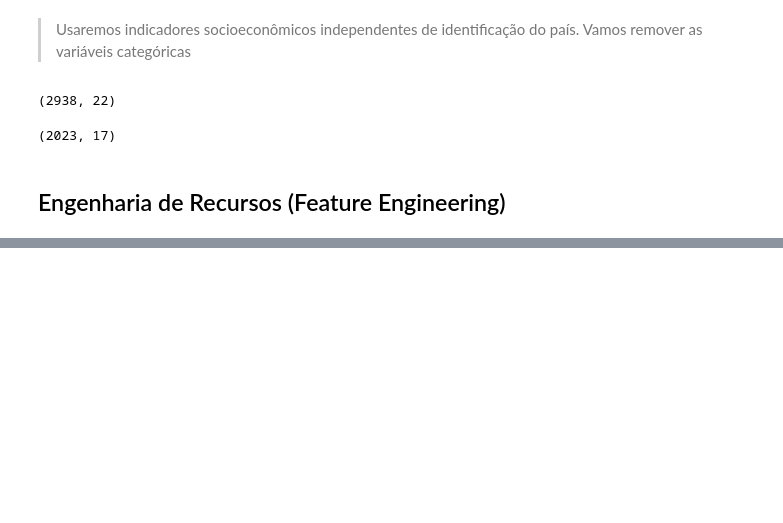
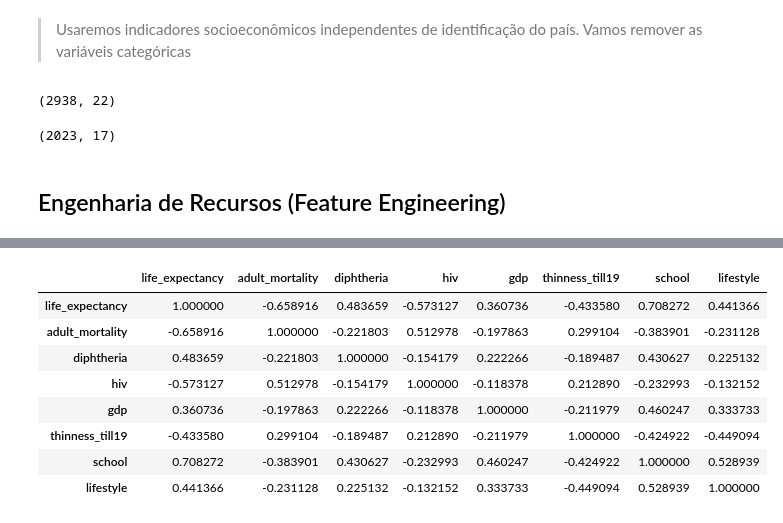
Before and after one commit to anandasouza/Modelagem_estatistica_em_indicadores_socioeconomicos, a Jupyter notebook: projetoestatistica.ipynb, the cells around one changed output, grey strips where cells are left out. Cells and saved outputs as stored; diff of their text form; code cells hidden in the pictures; blank space fills up the shorter version.

```diff
--- a/projetoestatistica.ipynb
+++ b/projetoestatistica.ipynb
@@ -448,0 +700,10 @@ novo_df.shape
+# %%
+# Preparando o novo dataset
+novo_df_final = pd.DataFrame({'life_expectancy': novo_df['life_expectancy'],
+                              'adult_mortality': novo_df['adult_mortality'],
+                              'diphtheria': novo_df['diphtheria'],
+                              'hiv': novo_df['hiv'],
+                              'gdp': novo_df['gdp'],
+                              'thinness_till19': novo_df['thinness_till19'],
+                              'school': novo_df['school'],
+                              'lifestyle': novo_df['lifestyle'],})
@@ -448,0 +746,14 @@ novo_df.shape
+# %%
+#Checando multicolinearidade e removendo variáveis altamente correlacionadas
+corr_map = novo_df_final.corr()
+corr_map
+# %% [output]
+|  | life_expectancy | adult_mortality | diphtheria | hiv | gdp | thinness_till19 | school | lifestyle |
+| life_expectancy | 1.000000 | -0.658916 | 0.483659 | -0.573127 | 0.360736 | -0.433580 | 0.708272 | 0.441366 |
+| adult_mortality | -0.658916 | 1.000000 | -0.221803 | 0.512978 | -0.197863 | 0.299104 | -0.383901 | -0.231128 |
+| diphtheria | 0.483659 | -0.221803 | 1.000000 | -0.154179 | 0.222266 | -0.189487 | 0.430627 | 0.225132 |
+| hiv | -0.573127 | 0.512978 | -0.154179 | 1.000000 | -0.118378 | 0.212890 | -0.232993 | -0.132152 |
+| gdp | 0.360736 | -0.197863 | 0.222266 | -0.118378 | 1.000000 | -0.211979 | 0.460247 | 0.333733 |
+| thinness_till19 | -0.433580 | 0.299104 | -0.189487 | 0.212890 | -0.211979 | 1.000000 | -0.424922 | -0.449094 |
+| school | 0.708272 | -0.383901 | 0.430627 | -0.232993 | 0.460247 | -0.424922 | 1.000000 | 0.528939 |
+| lifestyle | 0.441366 | -0.231128 | 0.225132 | -0.132152 | 0.333733 | -0.449094 | 0.528939 | 1.000000 |
```
Also changed, not shown: parts of 28 cells of this notebook.
